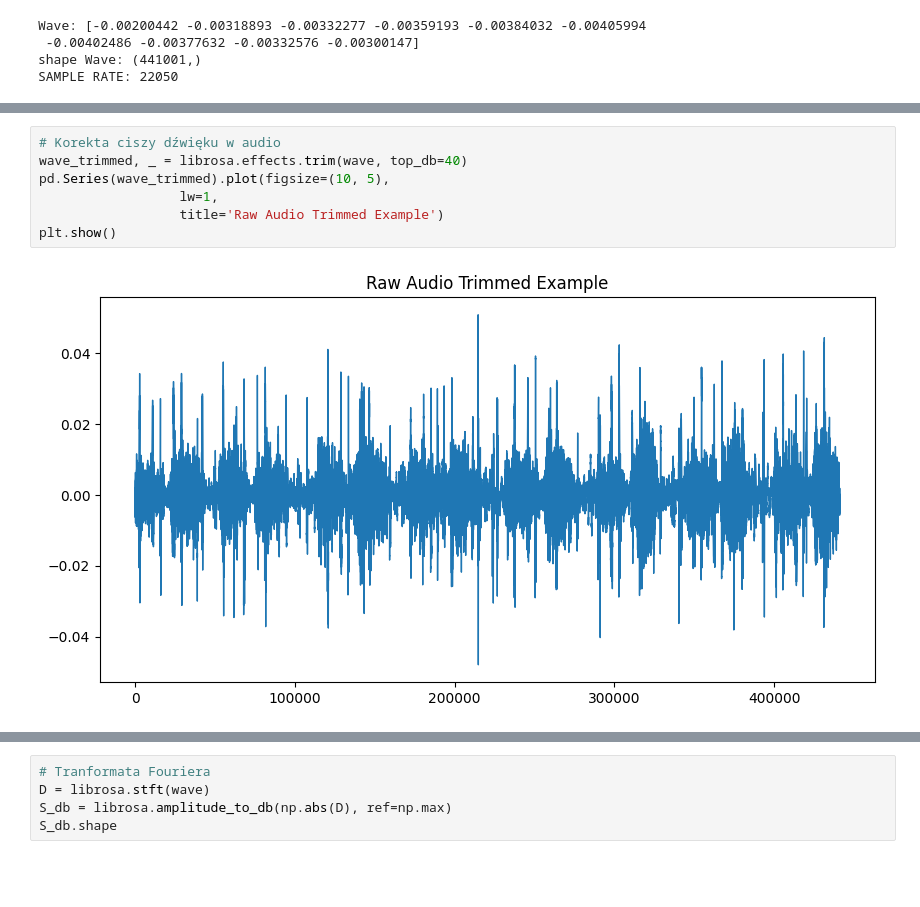
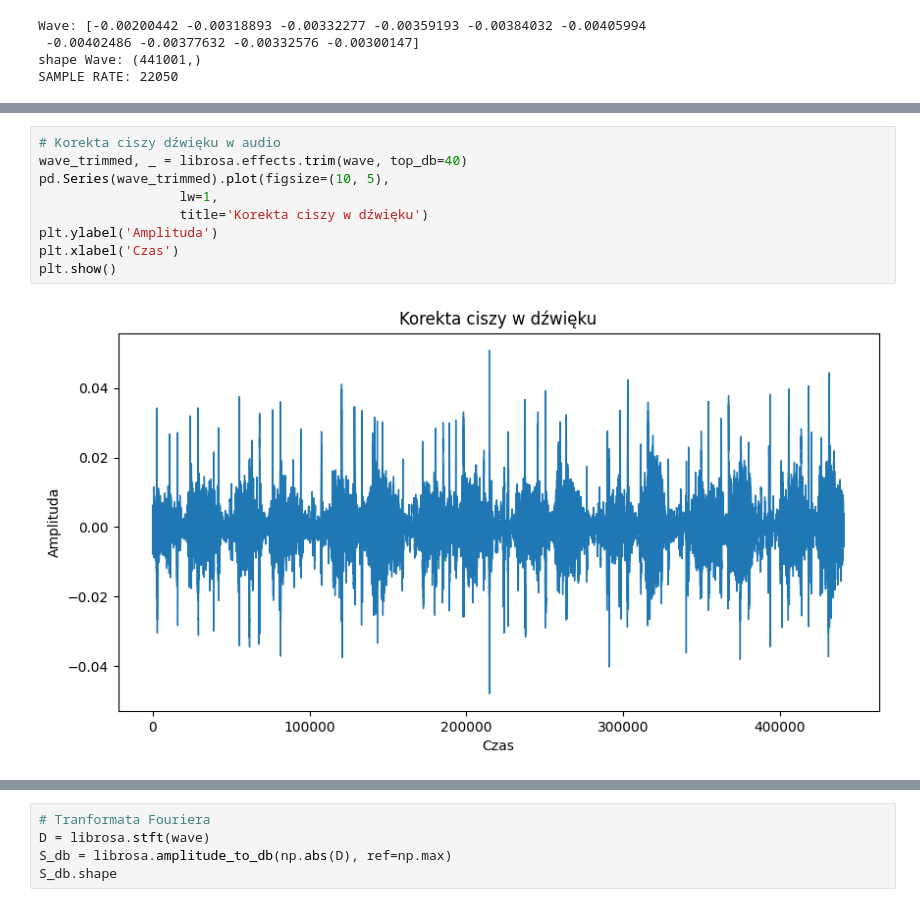
Before and after one commit to mylosz01/lung_diseases_detection, a Jupyter notebook: preproccess_data.ipynb, the cells around one changed output, grey strips where cells are left out. Cells and saved outputs as stored; diff of their text form; blank space fills up the shorter version.

```diff
--- a/preproccess_data.ipynb
+++ b/preproccess_data.ipynb
@@ -176,12 +178,14 @@ plt.show()
 # %%
 # Korekta ciszy dźwięku w audio
 wave_trimmed, _ = librosa.effects.trim(wave, top_db=40)
 pd.Series(wave_trimmed).plot(figsize=(10, 5),
                   lw=1,
-                  title='Raw Audio Trimmed Example')
+                  title='Korekta ciszy w dźwięku')
+plt.ylabel('Amplituda')
+plt.xlabel('Czas')
 plt.show()
 # %% [output]
-[figure, old version]
+[figure, new version]
 # %%
 # Przybliżony przebieg dźwięku
 pd.Series(wave[30000:30500]).plot(figsize=(10, 5),
```
Also changed, not shown: parts of 12 cells of this notebook.
